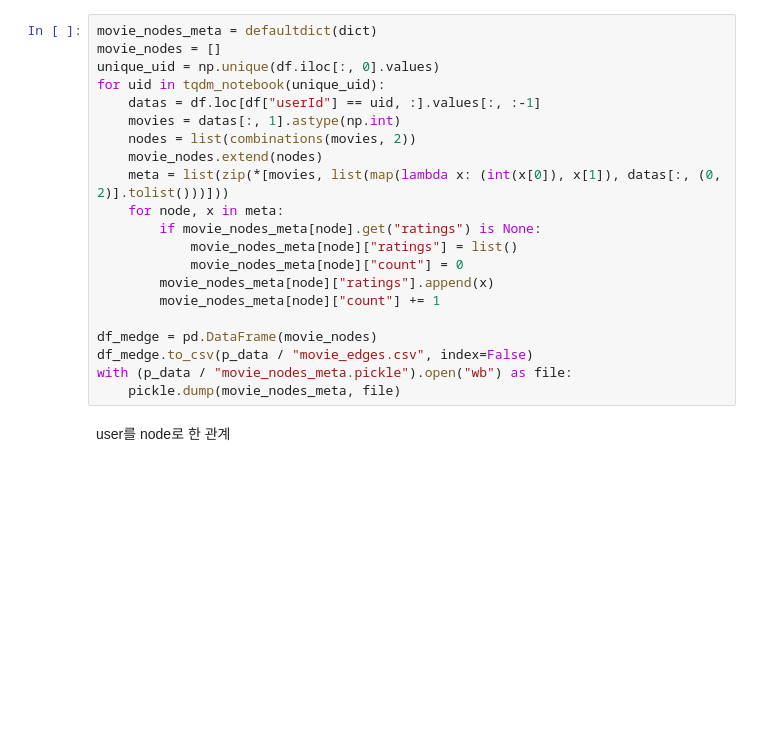
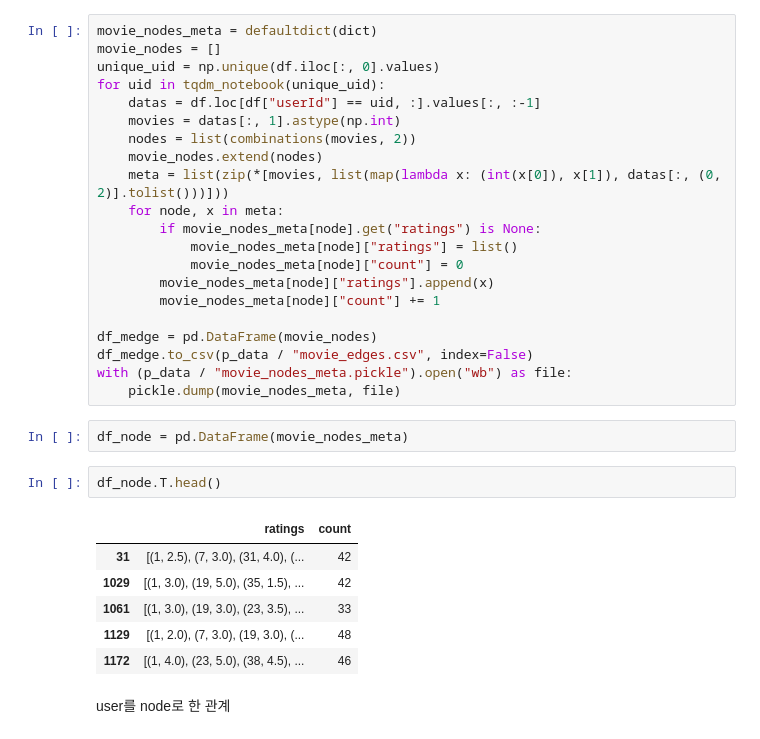
Before and after one commit to simonjisu/gsds_final_projects, a Jupyter notebook: bigdata/final_project.ipynb, the cells around one changed output. Cells and saved outputs as stored; diff of their text form; blank space fills up the shorter version.

```diff
--- a/bigdata/final_project.ipynb
+++ b/bigdata/final_project.ipynb
@@ -37,6 +46,17 @@ df_medge = pd.DataFrame(movie_nodes)
 df_medge.to_csv(p_data / "movie_edges.csv", index=False)
 with (p_data / "movie_nodes_meta.pickle").open("wb") as file:
     pickle.dump(movie_nodes_meta, file)
+# %%
+df_node = pd.DataFrame(movie_nodes_meta)
+# %%
+df_node.T.head()
+# %% [output]
+|  | ratings | count |
+| 31 | [(1, 2.5), (7, 3.0), (31, 4.0), (... | 42 |
+| 1029 | [(1, 3.0), (19, 5.0), (35, 1.5), ... | 42 |
+| 1061 | [(1, 3.0), (19, 3.0), (23, 3.5), ... | 33 |
+| 1129 | [(1, 2.0), (7, 3.0), (19, 3.0), (... | 48 |
+| 1172 | [(1, 4.0), (23, 5.0), (38, 4.5), ... | 46 |
 # %% [markdown]
 user를 node로 한 관계
 # %%
```
Also changed, not shown: parts of 11 cells of this notebook, 1 other file.
